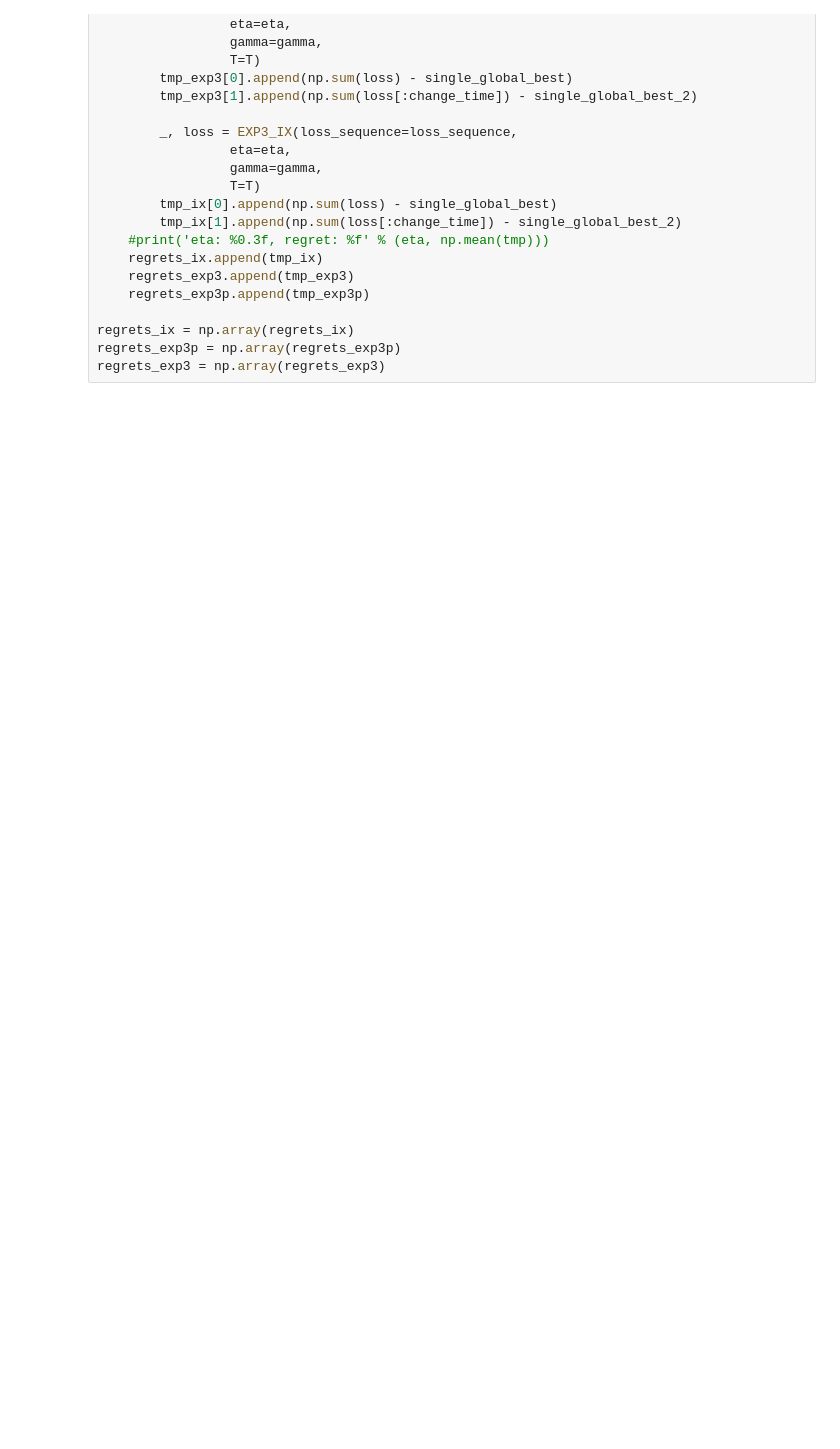
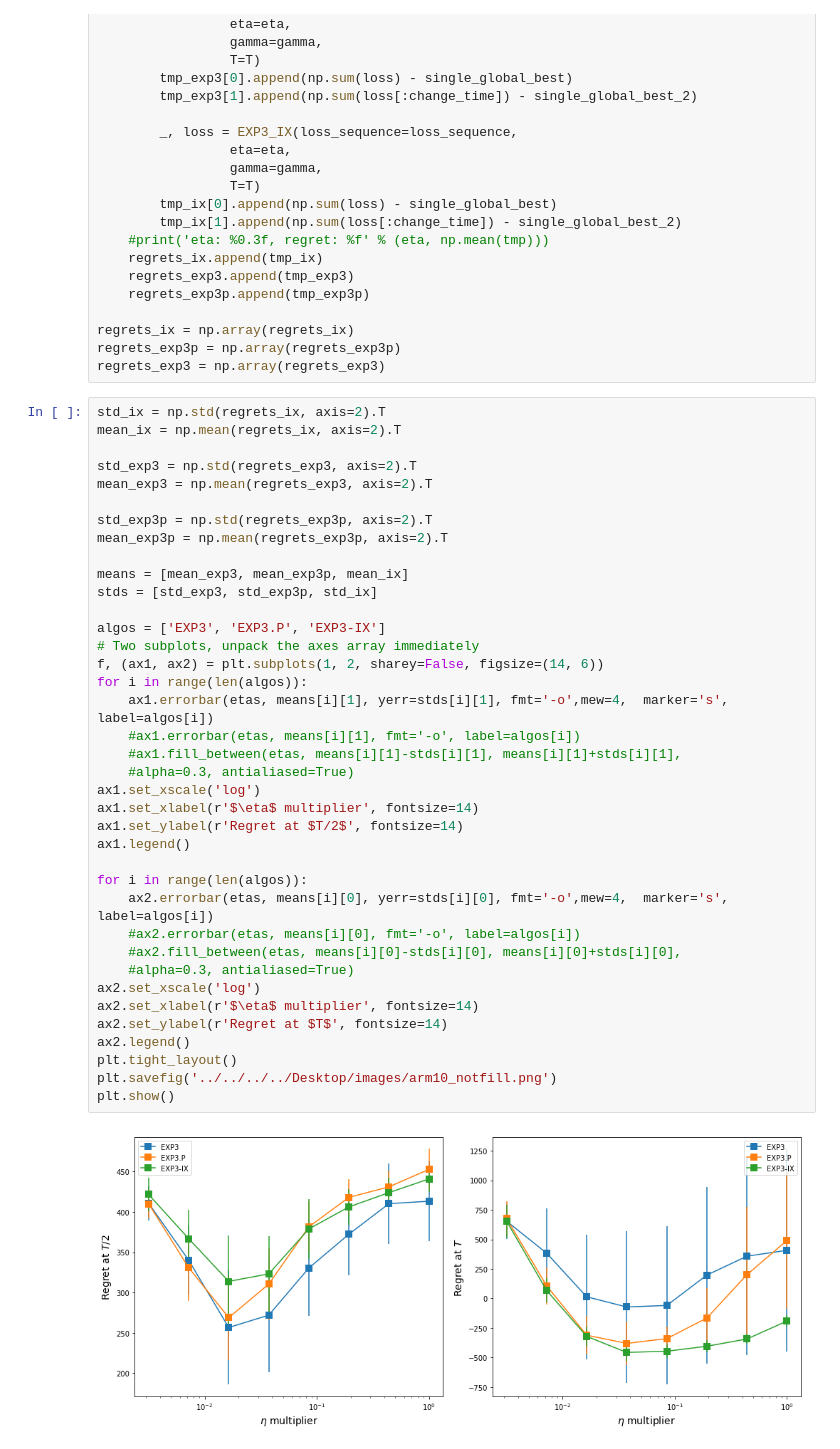
Before and after one commit to sqgff/reinforcement-learning, a Jupyter notebook: multi-armed-bandits/Test2.ipynb, the cells around one changed output. Cells and saved outputs as stored; diff of their text form; blank space fills up the shorter version.

```diff
--- a/multi-armed-bandits/Test2.ipynb
+++ b/multi-armed-bandits/Test2.ipynb
@@ -170,6 +170,46 @@ for eta in etas:
 regrets_ix = np.array(regrets_ix)
 regrets_exp3p = np.array(regrets_exp3p)
 regrets_exp3 = np.array(regrets_exp3)
+# %%
+std_ix = np.std(regrets_ix, axis=2).T
+mean_ix = np.mean(regrets_ix, axis=2).T
+
+std_exp3 = np.std(regrets_exp3, axis=2).T
+mean_exp3 = np.mean(regrets_exp3, axis=2).T
+
+std_exp3p = np.std(regrets_exp3p, axis=2).T
+mean_exp3p = np.mean(regrets_exp3p, axis=2).T
+
+means = [mean_exp3, mean_exp3p, mean_ix]
+stds = [std_exp3, std_exp3p, std_ix]
+
+algos = ['EXP3', 'EXP3.P', 'EXP3-IX']
+# Two subplots, unpack the axes array immediately
+f, (ax1, ax2) = plt.subplots(1, 2, sharey=False, figsize=(14, 6))
+for i in range(len(algos)):
+    ax1.errorbar(etas, means[i][1], yerr=stds[i][1], fmt='-o',mew=4,  marker='s', label=algos[i])
+    #ax1.errorbar(etas, means[i][1], fmt='-o', label=algos[i])
+    #ax1.fill_between(etas, means[i][1]-stds[i][1], means[i][1]+stds[i][1],
+    #alpha=0.3, antialiased=True)
+ax1.set_xscale('log')
+ax1.set_xlabel(r'$\eta$ multiplier', fontsize=14)
+ax1.set_ylabel(r'Regret at $T/2$', fontsize=14)
+ax1.legend()
+
+for i in range(len(algos)):
+    ax2.errorbar(etas, means[i][0], yerr=stds[i][0], fmt='-o',mew=4,  marker='s', label=algos[i])
+    #ax2.errorbar(etas, means[i][0], fmt='-o', label=algos[i])
+    #ax2.fill_between(etas, means[i][0]-stds[i][0], means[i][0]+stds[i][0],
+    #alpha=0.3, antialiased=True)
+ax2.set_xscale('log')
+ax2.set_xlabel(r'$\eta$ multiplier', fontsize=14)
+ax2.set_ylabel(r'Regret at $T$', fontsize=14)
+ax2.legend()
+plt.tight_layout()
+plt.savefig('../../../../Desktop/images/arm10_notfill.png')
+plt.show()
+# %% [output]
+[figure, added]
 # %%
 std_ix = np.std(regrets_ix, axis=2).T
 mean_ix = np.mean(regrets_ix, axis=2).T
```
Also changed, not shown: parts of 1 cell of this notebook.
